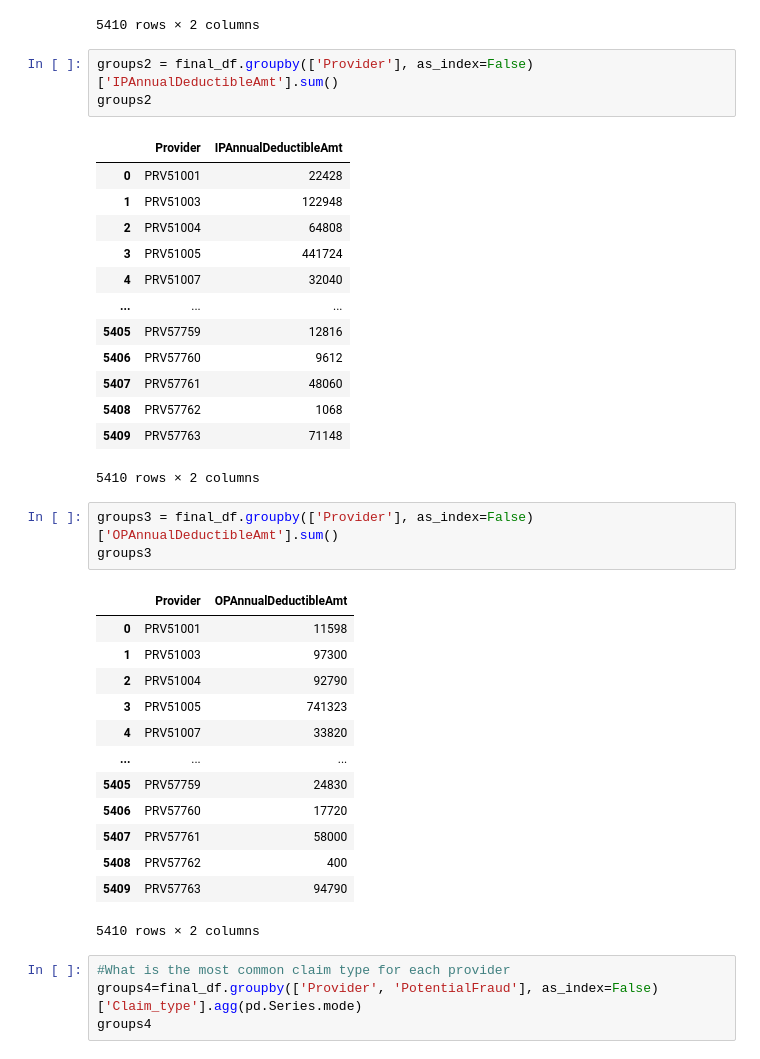
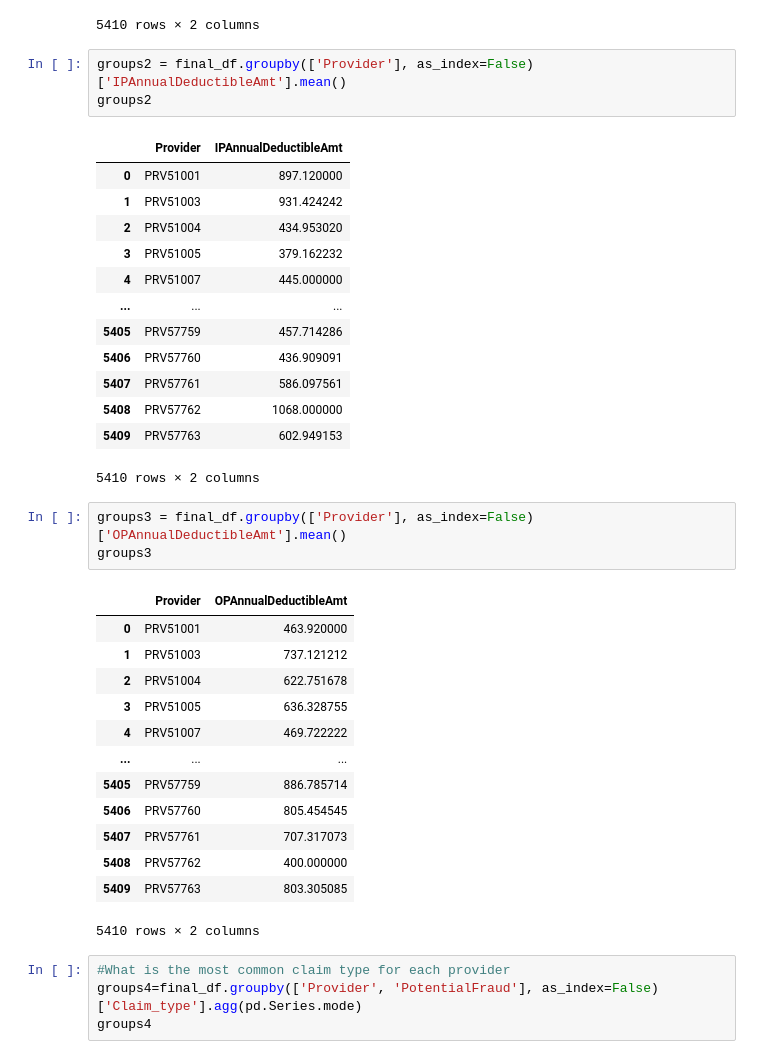
Before and after one commit to areias/healthcare_fraud, a Jupyter notebook: Logistic_Regression.ipynb, the cells around one changed output. Cells and saved outputs as stored; diff of their text form.

```diff
--- a/Logistic_Regression.ipynb
+++ b/Logistic_Regression.ipynb
@@ -311,38 +312,38 @@ groups1
 | 5409 | PRV57763 | 118 |
 5410 rows × 2 columns
 # %%
-groups2 = final_df.groupby(['Provider'], as_index=False)['IPAnnualDeductibleAmt'].sum()
+groups2 = final_df.groupby(['Provider'], as_index=False)['IPAnnualDeductibleAmt'].mean()
 groups2
 # %% [output]
 |  | Provider | IPAnnualDeductibleAmt |
-| 0 | PRV51001 | 22428 |
-| 1 | PRV51003 | 122948 |
-| 2 | PRV51004 | 64808 |
-| 3 | PRV51005 | 441724 |
-| 4 | PRV51007 | 32040 |
+| 0 | PRV51001 | 897.120000 |
+| 1 | PRV51003 | 931.424242 |
+| 2 | PRV51004 | 434.953020 |
+| 3 | PRV51005 | 379.162232 |
+| 4 | PRV51007 | 445.000000 |
 | ... | ... | ... |
-| 5405 | PRV57759 | 12816 |
-| 5406 | PRV57760 | 9612 |
-| 5407 | PRV57761 | 48060 |
-| 5408 | PRV57762 | 1068 |
-| 5409 | PRV57763 | 71148 |
+| 5405 | PRV57759 | 457.714286 |
+| 5406 | PRV57760 | 436.909091 |
+| 5407 | PRV57761 | 586.097561 |
+| 5408 | PRV57762 | 1068.000000 |
+| 5409 | PRV57763 | 602.949153 |
 5410 rows × 2 columns
 # %%
-groups3 = final_df.groupby(['Provider'], as_index=False)['OPAnnualDeductibleAmt'].sum()
+groups3 = final_df.groupby(['Provider'], as_index=False)['OPAnnualDeductibleAmt'].mean()
 groups3
 # %% [output]
 |  | Provider | OPAnnualDeductibleAmt |
-| 0 | PRV51001 | 11598 |
-| 1 | PRV51003 | 97300 |
-| 2 | PRV51004 | 92790 |
-| 3 | PRV51005 | 741323 |
-| 4 | PRV51007 | 33820 |
+| 0 | PRV51001 | 463.920000 |
+| 1 | PRV51003 | 737.121212 |
+| 2 | PRV51004 | 622.751678 |
+| 3 | PRV51005 | 636.328755 |
+| 4 | PRV51007 | 469.722222 |
 | ... | ... | ... |
-| 5405 | PRV57759 | 24830 |
-| 5406 | PRV57760 | 17720 |
-| 5407 | PRV57761 | 58000 |
-| 5408 | PRV57762 | 400 |
-| 5409 | PRV57763 | 94790 |
+| 5405 | PRV57759 | 886.785714 |
+| 5406 | PRV57760 | 805.454545 |
+| 5407 | PRV57761 | 707.317073 |
+| 5408 | PRV57762 | 400.000000 |
+| 5409 | PRV57763 | 803.305085 |
 5410 rows × 2 columns
 # %%
 #What is the most common claim type for each provider
```
Also changed, not shown: parts of 26 cells of this notebook.
